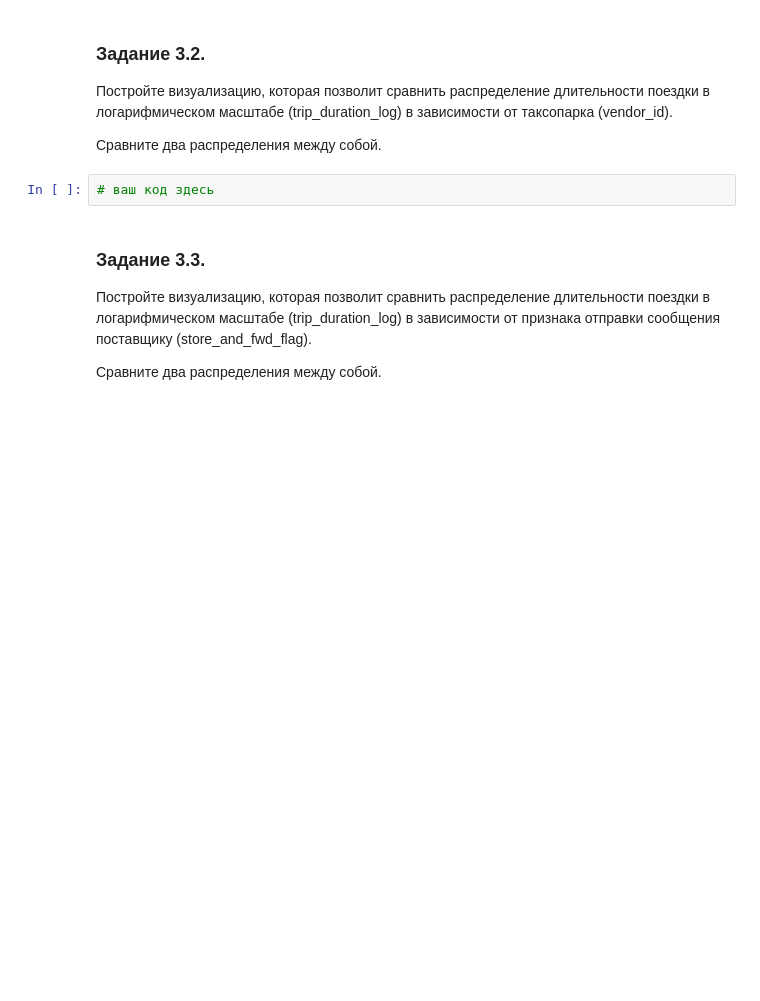
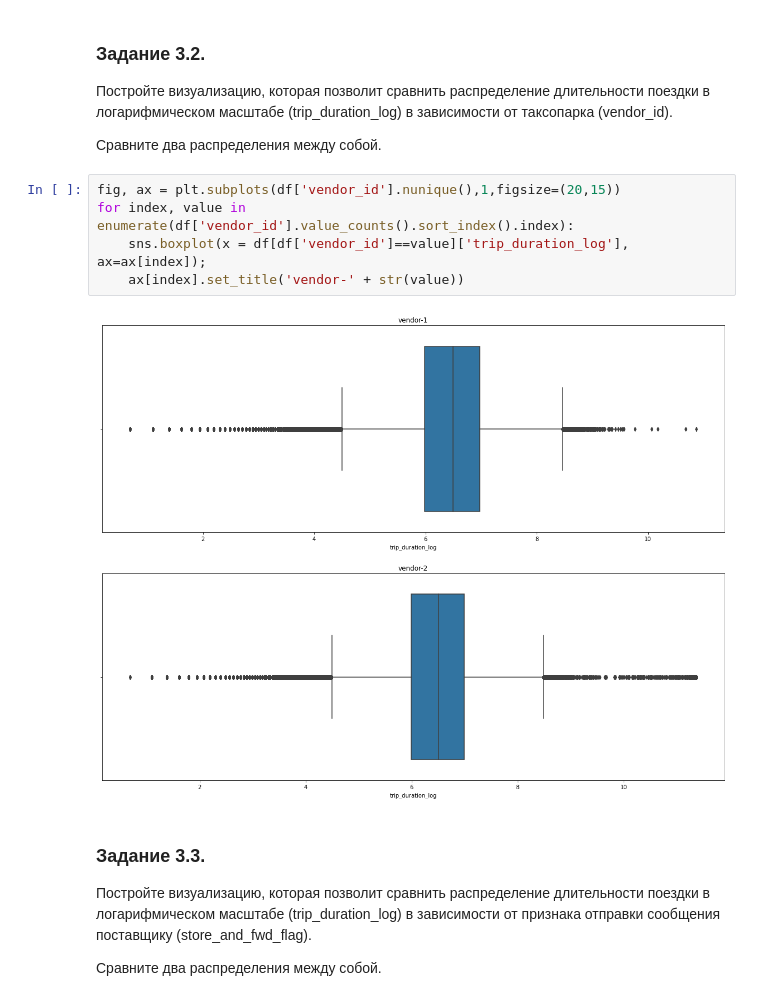
Before and after one commit to VladislavShumskiy/Projects, a Jupyter notebook: project_5/Project-5._Ноутбук-шаблон.ipynb, the cells around one changed output. Drawn from its saved outputs; the diff is of its cells as text; blank space fills up the shorter version.

```diff
--- a/project_5/Project-5._Ноутбук-шаблон.ipynb
+++ b/project_5/Project-5._Ноутбук-шаблон.ipynb
@@ -440,8 +529,13 @@ taxi_data['trip_duration_log'] = np.log(taxi_data['trip_duration']+1)
 Постройте визуализацию, которая позволит сравнить распределение длительности поездки в логарифмическом масштабе (trip_duration_log) в зависимости от таксопарка (vendor_id).
 
 Сравните два распределения между собой.
-# %%
-# ваш код здесь
+# %%
+fig, ax = plt.subplots(df['vendor_id'].nunique(),1,figsize=(20,15))
+for index, value in enumerate(df['vendor_id'].value_counts().sort_index().index):
+    sns.boxplot(x = df[df['vendor_id']==value]['trip_duration_log'], ax=ax[index]);
+    ax[index].set_title('vendor-' + str(value))
+# %% [output]
+[figure, added]
 # %% [markdown]
 ### Задание 3.3.
 Постройте визуализацию, которая позволит сравнить распределение длительности поездки в логарифмическом масштабе (trip_duration_log) в зависимости от признака отправки сообщения поставщику (store_and_fwd_flag).
```
Also changed, not shown: parts of 33 cells of this notebook, 2 other files.
